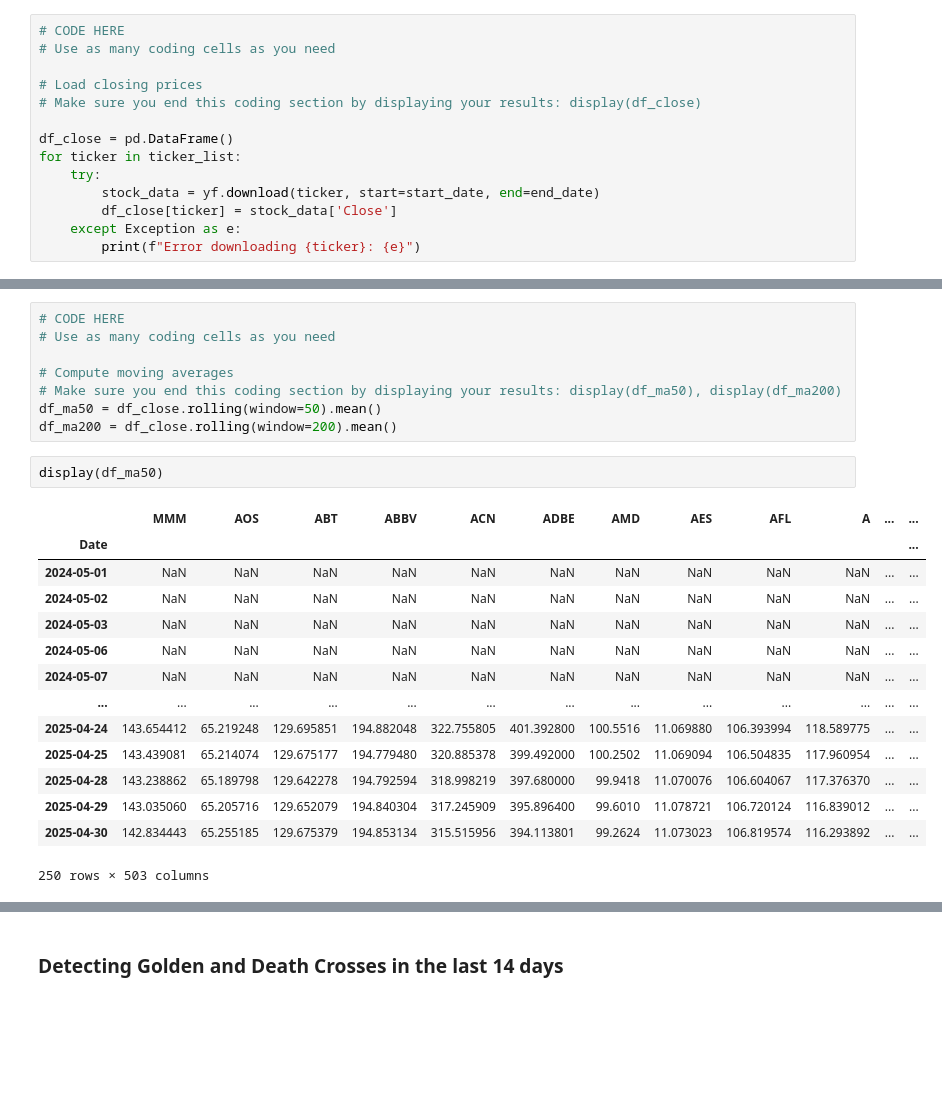
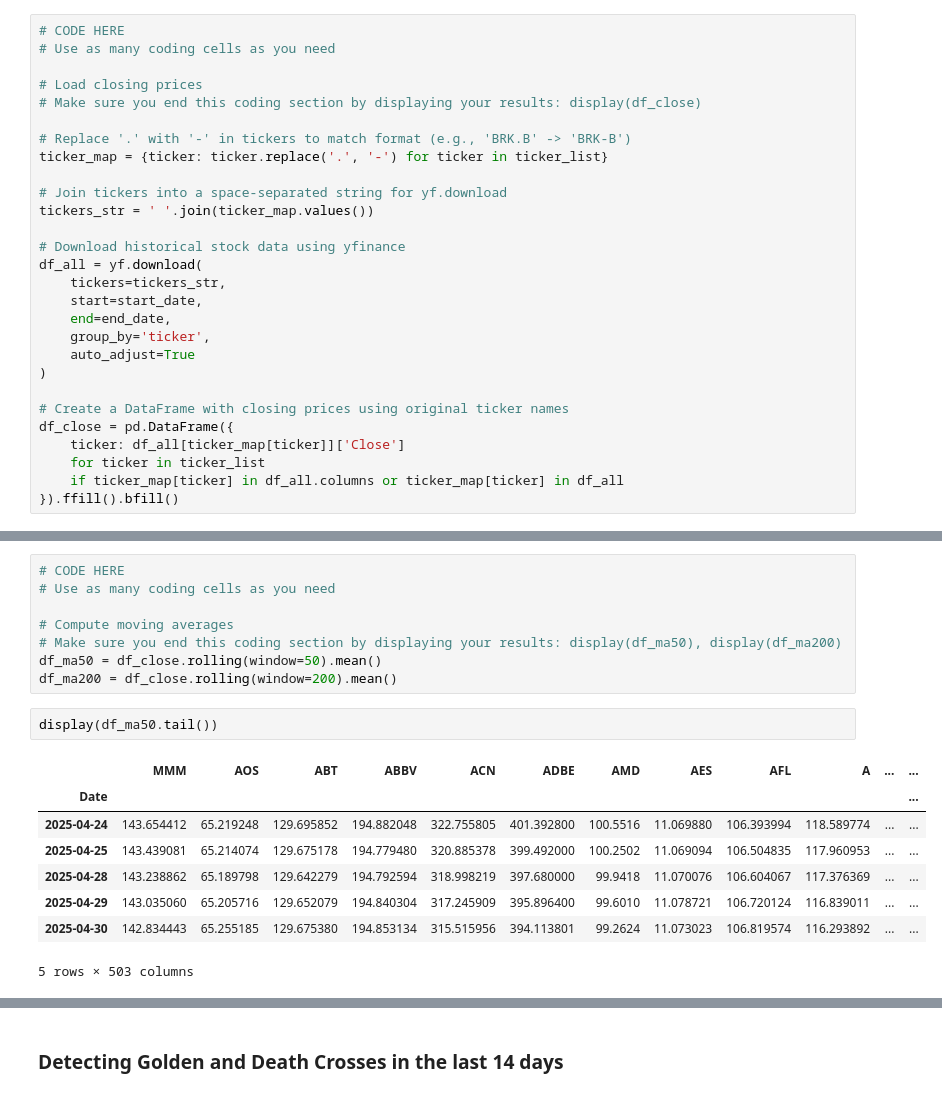
Before and after one commit to emisaar/fintech, a Jupyter notebook: Module 1/technical_analysis_sp500_A01659258.ipynb, the cells around one changed output, grey strips where cells are left out. Saved outputs shown, nothing was run; the diff lists cells and outputs as text; blank space fills up the shorter version.

```diff
--- a/Module 1/technical_analysis_sp500_A01659258.ipynb
+++ b/Module 1/technical_analysis_sp500_A01659258.ipynb
@@ -140,11 +99,25 @@ end_date = '2025-05-01'
 # Load closing prices
 # Make sure you end this coding section by displaying your results: display(df_close)
 
-df_close = pd.DataFrame()
-for ticker in ticker_list:
-    try:
-        stock_data = yf.download(ticker, start=start_date, end=end_date)
-        df_close[ticker] = stock_data['Close']
-    except Exception as e:
-        print(f"Error downloading {ticker}: {e}")
+# Replace '.' with '-' in tickers to match format (e.g., 'BRK.B' -> 'BRK-B')
+ticker_map = {ticker: ticker.replace('.', '-') for ticker in ticker_list}
+
+# Join tickers into a space-separated string for yf.download
+tickers_str = ' '.join(ticker_map.values())
+
+# Download historical stock data using yfinance
+df_all = yf.download(
+    tickers=tickers_str,
+    start=start_date,
+    end=end_date,
+    group_by='ticker',
+    auto_adjust=True
+)
+
+# Create a DataFrame with closing prices using original ticker names
+df_close = pd.DataFrame({
+    ticker: df_all[ticker_map[ticker]]['Close']
+    for ticker in ticker_list
+    if ticker_map[ticker] in df_all.columns or ticker_map[ticker] in df_all
+}).ffill().bfill()
 # %% [output]
@@ -195,20 +152,14 @@ display(df_close)
 df_ma50 = df_close.rolling(window=50).mean()
 df_ma200 = df_close.rolling(window=200).mean()
 # %%
-display(df_ma50)
+display(df_ma50.tail())
 # %% [output]
 |  | MMM | AOS | ABT | ABBV | ACN | ADBE | AMD | AES | AFL | A | ... | ... |
 | Date |  |  |  |  |  |  |  |  |  |  |  | ... |
-| 2024-05-01 | NaN | NaN | NaN | NaN | NaN | NaN | NaN | NaN | NaN | NaN | ... | ... |
-| 2024-05-02 | NaN | NaN | NaN | NaN | NaN | NaN | NaN | NaN | NaN | NaN | ... | ... |
-| 2024-05-03 | NaN | NaN | NaN | NaN | NaN | NaN | NaN | NaN | NaN | NaN | ... | ... |
-| 2024-05-06 | NaN | NaN | NaN | NaN | NaN | NaN | NaN | NaN | NaN | NaN | ... | ... |
-| 2024-05-07 | NaN | NaN | NaN | NaN | NaN | NaN | NaN | NaN | NaN | NaN | ... | ... |
-| ... | ... | ... | ... | ... | ... | ... | ... | ... | ... | ... | ... | ... |
-| 2025-04-24 | 143.654412 | 65.219248 | 129.695851 | 194.882048 | 322.755805 | 401.392800 | 100.5516 | 11.069880 | 106.393994 | 118.589775 | ... | ... |
-| 2025-04-25 | 143.439081 | 65.214074 | 129.675177 | 194.779480 | 320.885378 | 399.492000 | 100.2502 | 11.069094 | 106.504835 | 117.960954 | ... | ... |
-| 2025-04-28 | 143.238862 | 65.189798 | 129.642278 | 194.792594 | 318.998219 | 397.680000 | 99.9418 | 11.070076 | 106.604067 | 117.376370 | ... | ... |
-| 2025-04-29 | 143.035060 | 65.205716 | 129.652079 | 194.840304 | 317.245909 | 395.896400 | 99.6010 | 11.078721 | 106.720124 | 116.839012 | ... | ... |
-| 2025-04-30 | 142.834443 | 65.255185 | 129.675379 | 194.853134 | 315.515956 | 394.113801 | 99.2624 | 11.073023 | 106.819574 | 116.293892 | ... | ... |
+| 2025-04-24 | 143.654412 | 65.219248 | 129.695852 | 194.882048 | 322.755805 | 401.392800 | 100.5516 | 11.069880 | 106.393994 | 118.589774 | ... | ... |
+| 2025-04-25 | 143.439081 | 65.214074 | 129.675178 | 194.779480 | 320.885378 | 399.492000 | 100.2502 | 11.069094 | 106.504835 | 117.960953 | ... | ... |
+| 2025-04-28 | 143.238862 | 65.189798 | 129.642279 | 194.792594 | 318.998219 | 397.680000 | 99.9418 | 11.070076 | 106.604067 | 117.376369 | ... | ... |
+| 2025-04-29 | 143.035060 | 65.205716 | 129.652079 | 194.840304 | 317.245909 | 395.896400 | 99.6010 | 11.078721 | 106.720124 | 116.839011 | ... | ... |
+| 2025-04-30 | 142.834443 | 65.255185 | 129.675380 | 194.853134 | 315.515956 | 394.113801 | 99.2624 | 11.073023 | 106.819574 | 116.293892 | ... | ... |
-250 rows × 503 columns
+5 rows × 503 columns
 # %%
```
Also changed, not shown: parts of 26 cells of this notebook, 1 other file.
